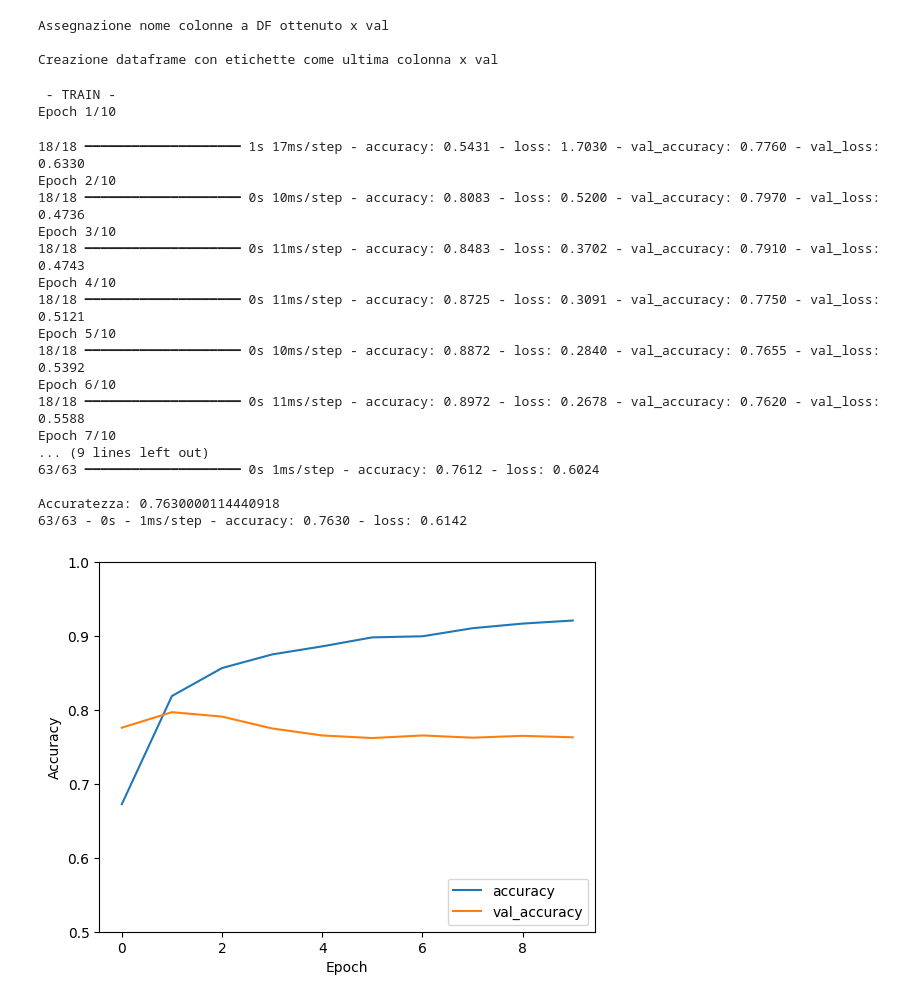
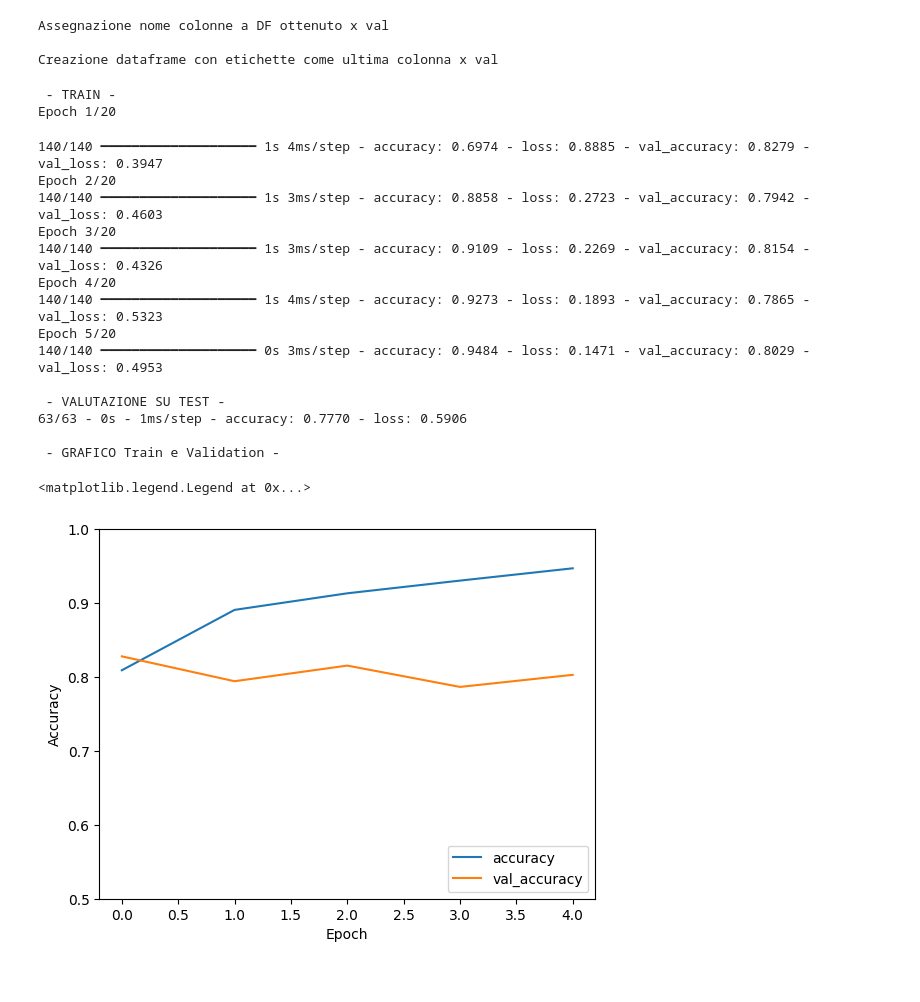
Before and after one commit to Domendomen99/csl_prj, a Jupyter notebook: CNN_PCA+.ipynb, the cells around one changed output. Cells and saved outputs as stored; diff of their text form; code cells hidden in the pictures.

Commit message:
Earlystopping in CNN

```diff
--- a/CNN_PCA+.ipynb
+++ b/CNN_PCA+.ipynb
@@ -310,6 +299,7 @@ df_filtrato_val = df_filtrato_val.drop(columns=['y'])
 from tensorflow.keras import Sequential
 from tensorflow.keras.layers import Dense, Dropout
 from tensorflow.keras.optimizers import Adam
+from tensorflow.keras.callbacks import EarlyStopping
 
 # Numero di classi da classificare
 num_classes = 10
@@ -317,68 +307,58 @@ num_classes = 10
 # Vettore delle etichette creato come vettore one-shot
 y_train = to_categorical(y_train_filtrato,num_classes)
 y_test = to_categorical(y_test_filtrato,num_classes)
+y_val = to_categorical(y_val_filtrato,num_classes)
 
 # Numero di elementi da utilizzare per aggiornamento pesi
-batch_size = 512 #512 #128
+batch_size = 64 #512 #128
 
 # Epoche su cui basare l'apprendimento
-epochs = 10 #20 #100
+epochs = 20 #20 #100
 
 # Definizione degli strati della rete
 model = Sequential()
-##  model.add(Dense(2042, activation='relu', input_shape=(2,)))
-model.add(Dense(1024, activation='relu', input_shape=(pca.n_components_,)))
+model.add(Dense(1024, activation='relu', input_shape=(pca_train.n_components_,)))
 model.add(Dense(512, activation='relu'))
 model.add(Dense(256, activation='relu'))
 model.add(Dense(128, activation='relu'))
-##  model.add(Dense(64, activation='relu'))
-##  model.add(Dense(32, activation='relu'))
-##  model.add(Dense(16, activation='relu'))
-##  model.add(Dense(8, activation='relu'))
-##  model.add(Dense(4, activation='relu'))
 model.add(Dense(num_classes, activation='softmax'))
 
-# Stampa della conformazione del modello
-##  model.summary()
+# Assemblaggio del modello
+model.compile(loss='categorical_crossentropy', optimizer=Adam(learning_rate=0.0001), metrics=['accuracy'])
 
-# Assemblaggio del modello
-## model.compile(loss='categorical_crossentropy', optimizer=RMSprop(), metrics=['accuracy'])
-model.compile(loss='categorical_crossentropy', optimizer=Adam(learning_rate=0.0001), metrics=['accuracy'])
+# Creazione callback x earlystopping
+callback = EarlyStopping(monitor='val_loss', patience=4)
 
 # Esecuzione allenamento e calcolo affidabilità
 print("\n - TRAIN - ")
-history = model.fit(df_filtrato, y_train,batch_size=batch_size,epochs=epochs,verbose=1, validation_data=(df_filtrato_test, y_test))
+history = model.fit(df_filtrato, y_train,batch_size=batch_size,epochs=epochs,verbose=1, validation_data=(df_filtrato_val, y_val), callbacks=[callback])
 
-print("\n - VALUTAZIONE - ")
-score = model.evaluate(df_filtrato_test, y_test)
-print("\nAccuratezza:", score[1])
+print("\n - VALUTAZIONE SU TEST - ")
+test_loss, test_acc = model.evaluate(df_filtrato_test,  y_test, verbose=2)
 
+print("\n - GRAFICO Train e Validation - ")
 plt.plot(history.history['accuracy'], label='accuracy')
 plt.plot(history.history['val_accuracy'], label = 'val_accuracy')
 plt.xlabel('Epoch')
 plt.ylabel('Accuracy')
 plt.ylim([0.5, 1])
 plt.legend(loc='lower right')
-
-test_loss, test_acc = model.evaluate(df_filtrato_test,  y_test, verbose=2)
 # %% [output]
  - TRAIN -
-Epoch 1/10
+Epoch 1/20
-18/18 ━━━━━━━━━━━━━━━━━━━━ 1s 17ms/step - accuracy: 0.5431 - loss: 1.7030 - val_accuracy: 0.7760 - val_loss: 0.6330
-Epoch 2/10
-18/18 ━━━━━━━━━━━━━━━━━━━━ 0s 10ms/step - accuracy: 0.8083 - loss: 0.5200 - val_accuracy: 0.7970 - val_loss: 0.4736
-Epoch 3/10
-18/18 ━━━━━━━━━━━━━━━━━━━━ 0s 11ms/step - accuracy: 0.8483 - loss: 0.3702 - val_accuracy: 0.7910 - val_loss: 0.4743
-Epoch 4/10
-18/18 ━━━━━━━━━━━━━━━━━━━━ 0s 11ms/step - accuracy: 0.8725 - loss: 0.3091 - val_accuracy: 0.7750 - val_loss: 0.5121
-Epoch 5/10
-18/18 ━━━━━━━━━━━━━━━━━━━━ 0s 10ms/step - accuracy: 0.8872 - loss: 0.2840 - val_accuracy: 0.7655 - val_loss: 0.5392
-Epoch 6/10
-18/18 ━━━━━━━━━━━━━━━━━━━━ 0s 11ms/step - accuracy: 0.8972 - loss: 0.2678 - val_accuracy: 0.7620 - val_loss: 0.5588
-Epoch 7/10
-... (9 lines left out)
-63/63 ━━━━━━━━━━━━━━━━━━━━ 0s 1ms/step - accuracy: 0.7612 - loss: 0.6024
+140/140 ━━━━━━━━━━━━━━━━━━━━ 1s 4ms/step - accuracy: 0.6974 - loss: 0.8885 - val_accuracy: 0.8279 - val_loss: 0.3947
+Epoch 2/20
+140/140 ━━━━━━━━━━━━━━━━━━━━ 1s 3ms/step - accuracy: 0.8858 - loss: 0.2723 - val_accuracy: 0.7942 - val_loss: 0.4603
+Epoch 3/20
+140/140 ━━━━━━━━━━━━━━━━━━━━ 1s 3ms/step - accuracy: 0.9109 - loss: 0.2269 - val_accuracy: 0.8154 - val_loss: 0.4326
+Epoch 4/20
+140/140 ━━━━━━━━━━━━━━━━━━━━ 1s 4ms/step - accuracy: 0.9273 - loss: 0.1893 - val_accuracy: 0.7865 - val_loss: 0.5323
+Epoch 5/20
+140/140 ━━━━━━━━━━━━━━━━━━━━ 0s 3ms/step - accuracy: 0.9484 - loss: 0.1471 - val_accuracy: 0.8029 - val_loss: 0.4953
 
-Accuratezza: 0.7630000114440918
-63/63 - 0s - 1ms/step - accuracy: 0.7630 - loss: 0.6142
+ - VALUTAZIONE SU TEST -
+63/63 - 0s - 1ms/step - accuracy: 0.7770 - loss: 0.5906
+
+ - GRAFICO Train e Validation -
+<matplotlib.legend.Legend at 0x...>
-[figure, old version]
+[figure, new version]
```
Also changed, not shown: parts of 2 cells of this notebook.
